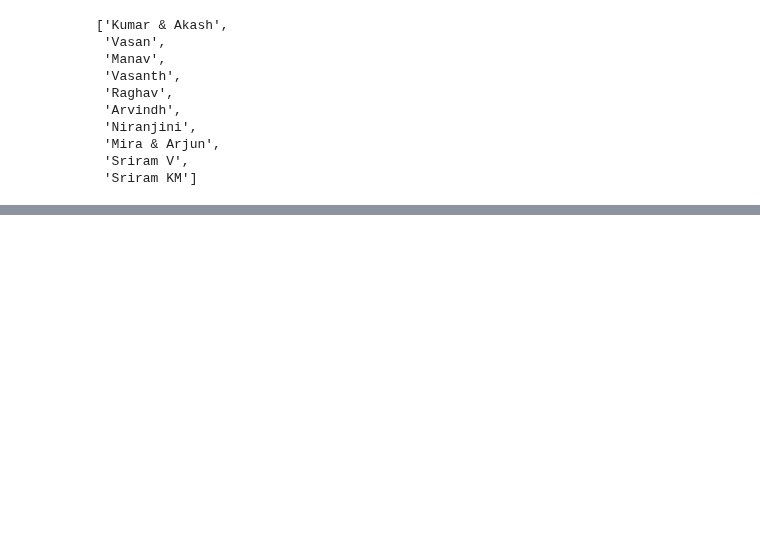
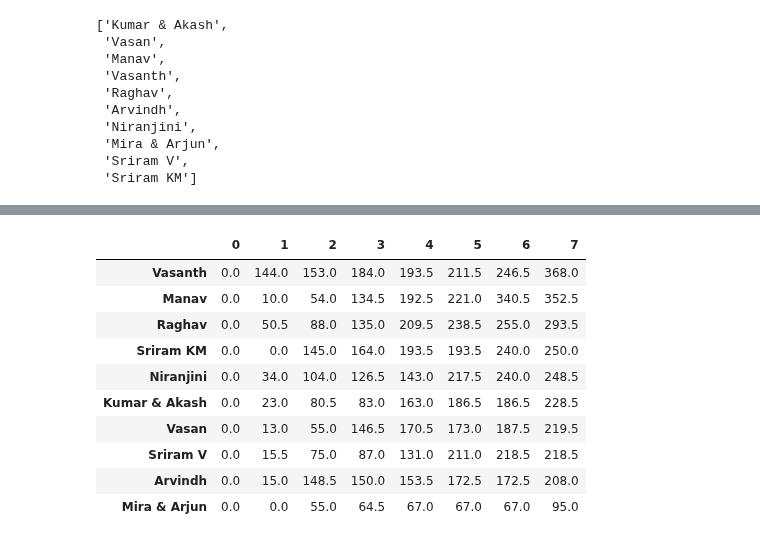
Before and after one commit to suddu16/ipl-fantasy, a Jupyter notebook: ipl2025/ipl2025_fantasy.ipynb, the cells around one changed output, grey strips where cells are left out. Cells and saved outputs as stored; diff of their text form; code cells hidden in the pictures; blank space fills up the shorter version.

```diff
--- a/ipl2025/ipl2025_fantasy.ipynb
+++ b/ipl2025/ipl2025_fantasy.ipynb
@@ -260,5 +279,20 @@ graph_scores
 # %%
-graph_scores.to_csv(results_file, index=False)
+graph_scores_t = graph_scores.T
+graph_scores_t = graph_scores_t.sort_values(by=graph_scores_t.columns[-1], ascending=False)
+graph_scores_t.to_csv(results_file, header=False)
+graph_scores_t
+# %% [output]
+|  | 0 | 1 | 2 | 3 | 4 | 5 | 6 | 7 |
+| Vasanth | 0.0 | 144.0 | 153.0 | 184.0 | 193.5 | 211.5 | 246.5 | 368.0 |
+| Manav | 0.0 | 10.0 | 54.0 | 134.5 | 192.5 | 221.0 | 340.5 | 352.5 |
+| Raghav | 0.0 | 50.5 | 88.0 | 135.0 | 209.5 | 238.5 | 255.0 | 293.5 |
+| Sriram KM | 0.0 | 0.0 | 145.0 | 164.0 | 193.5 | 193.5 | 240.0 | 250.0 |
+| Niranjini | 0.0 | 34.0 | 104.0 | 126.5 | 143.0 | 217.5 | 240.0 | 248.5 |
+| Kumar & Akash | 0.0 | 23.0 | 80.5 | 83.0 | 163.0 | 186.5 | 186.5 | 228.5 |
+| Vasan | 0.0 | 13.0 | 55.0 | 146.5 | 170.5 | 173.0 | 187.5 | 219.5 |
+| Sriram V | 0.0 | 15.5 | 75.0 | 87.0 | 131.0 | 211.0 | 218.5 | 218.5 |
+| Arvindh | 0.0 | 15.0 | 148.5 | 150.0 | 153.5 | 172.5 | 172.5 | 208.0 |
+| Mira & Arjun | 0.0 | 0.0 | 55.0 | 64.5 | 67.0 | 67.0 | 67.0 | 95.0 |
 # %%
 import matplotlib.pyplot as plt
 ax = graph_scores.plot.line(marker='o')
```
Also changed, not shown: parts of 11 cells of this notebook, 3 other files.
